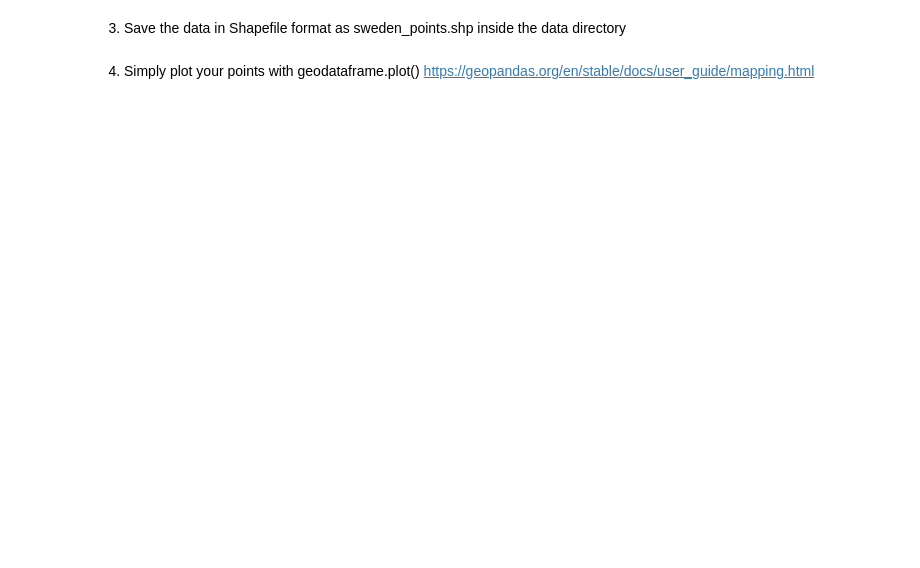
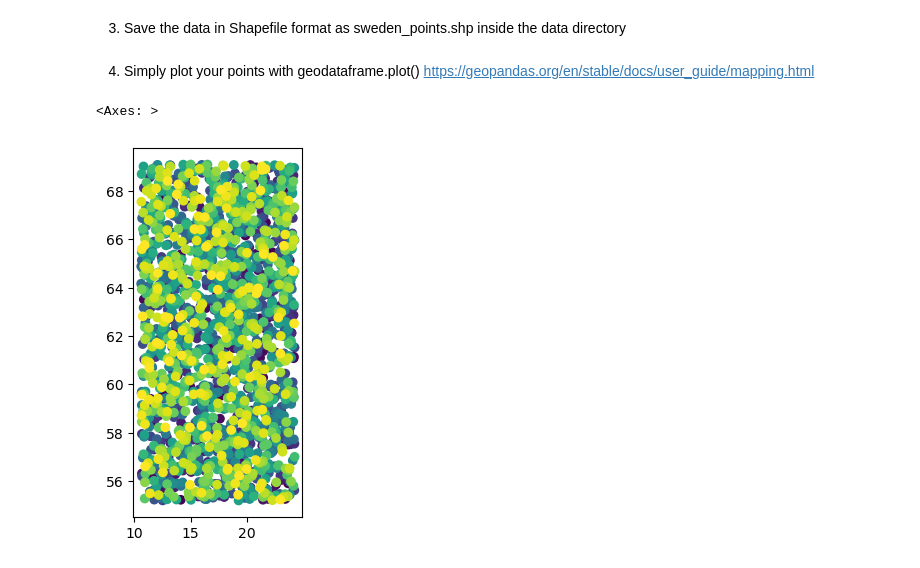
Before and after one commit to ajain-93/NGAD04, a Jupyter notebook: Exercises/Exercise 2/Lab2_2.ipynb, the cells around one changed output. Cells and saved outputs as stored; diff of their text form; code cells hidden in the pictures; blank space fills up the shorter version.

```diff
--- a/Exercises/Exercise 2/Lab2_2.ipynb
+++ b/Exercises/Exercise 2/Lab2_2.ipynb
@@ -6,9 +6,15 @@
 The input data is stored in the CSV spreadsheet ***'sweden_points.csv'*** which you can download from the exercise folder. Add it your working directory and import it.  The coordinates stored there are in WGS84 format (decimal degrees, EPSG:4326) and it contains 2000 locations and 3 columns (latitude, longtitde and ID).
 # %% [markdown]
 First import the csv file as a pandas dataframe.
+# %%
+import pathlib
+
+DATA_DIRECTORY = pathlib.Path().resolve() / "Exercises" / "Exercise 2"
 # %%
 # RUN YOUR CODE HERE
 import pandas as pd
+
+df_sweden_points = pd.read_csv(DATA_DIRECTORY / 'sweden_points.csv')
 # %% [markdown]
 1) Add a geometry column and fill it with geometries.
 Create an empty column called ***geometry*** where you will store shapely Point objects.
@@ -18,7 +24,12 @@ You want to create a shapely.geometry.Point for each row, based on the columns l
 # RUN YOUR CODE HERE
 from shapely.geometry import Point
 # Create an empty column called 'geometry'
+df_sweden_points['geometry'] = None
 
 # Iterate over each row in the DataFrame and insert a Point object into the 'geometry' column
+for idx, row in df_sweden_points.iterrows():
+    point = Point(row['lon'], row['lat'])
+    df_sweden_points.at[idx, 'geometry'] = point
 
 # Print the first few rows of the DataFrame to verify that the 'geometry' column was added correctly
+df_sweden_points.head()
@@ -26,7 +44,12 @@ from shapely.geometry import Point
 2) Convert the pandas.DataFrame into a geopandas.GeoDataFrame
 # %%
 # RUN YOUR CODE HERE
+import geopandas as gpd
 
 # Convert the Pandas DataFrame to a GeoPandas DataFrame
+# gdf_sweden_points = gpd.GeoDataFrame(df_sweden_points, geometry='geometry')
+gdf_sweden_points = gpd.GeoDataFrame(df_sweden_points)
+gdf_sweden_points.set_crs(epsg=4326, inplace=True)
 
 # Print the first few rows of the GeoPandas DataFrame to verify that it was created correctly
+gdf_sweden_points.head()
@@ -37,2 +68,7 @@ from shapely.geometry import Point
 # %% [markdown]
 4. Simply plot your points with geodataframe.plot() https://geopandas.org/en/stable/docs/user_guide/mapping.html
+# %%
+gdf_sweden_points.plot(column="trip_id")
+# %% [output]
+<Axes: >
+[figure, added]
```
Also changed, not shown: parts of 3 cells of this notebook.
